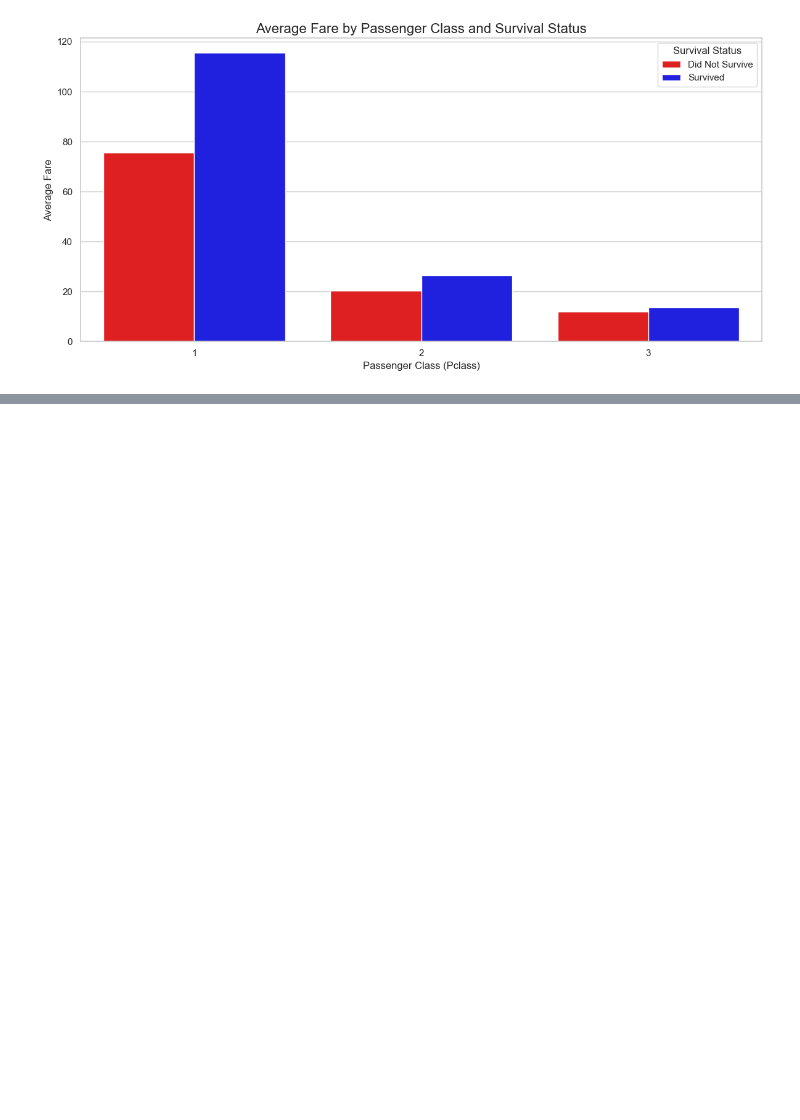
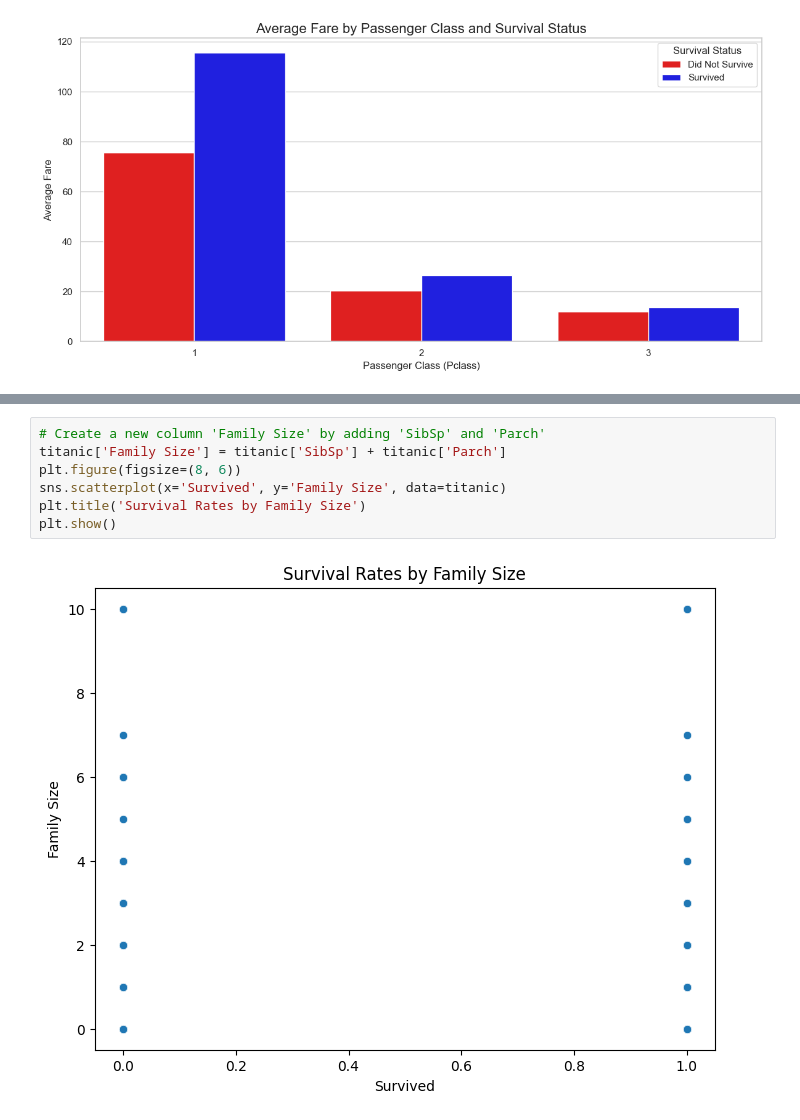
Before and after one commit to youssef-113/Data-Visualization, a Jupyter notebook: Titanic Dataset/solve-assignment.ipynb, the cells around one changed output, grey strips where cells are left out. Drawn from its saved outputs; the diff is of its cells as text; blank space fills up the shorter version.

```diff
--- a/Titanic Dataset/solve-assignment.ipynb
+++ b/Titanic Dataset/solve-assignment.ipynb
@@ -450,0 +472,9 @@ The `ci` parameter is deprecated. Use `errorbar=None` for the same effect.
+# %%
+# Create a new column 'Family Size' by adding 'SibSp' and 'Parch'
+titanic['Family Size'] = titanic['SibSp'] + titanic['Parch']
+plt.figure(figsize=(8, 6))
+sns.scatterplot(x='Survived', y='Family Size', data=titanic)
+plt.title('Survival Rates by Family Size')
+plt.show()
+# %% [output]
+[figure, added]
```
Also changed, not shown: parts of 8 cells of this notebook.
